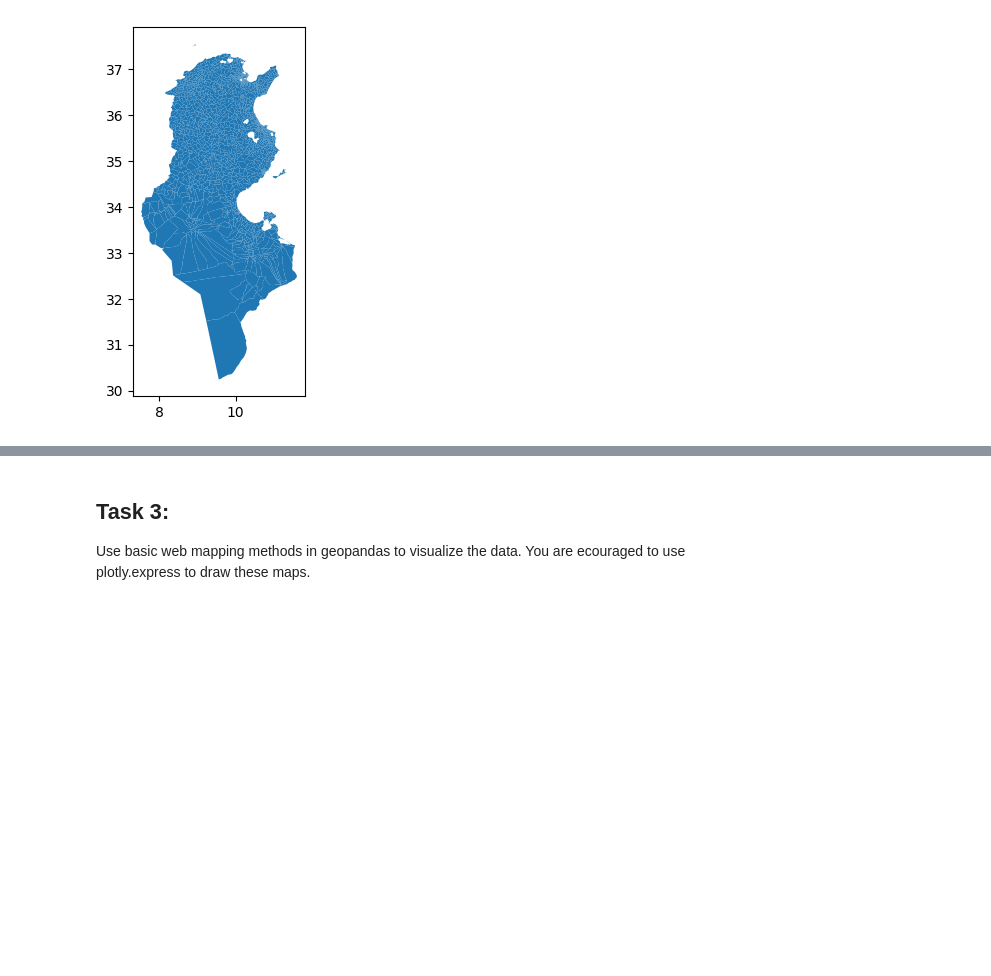
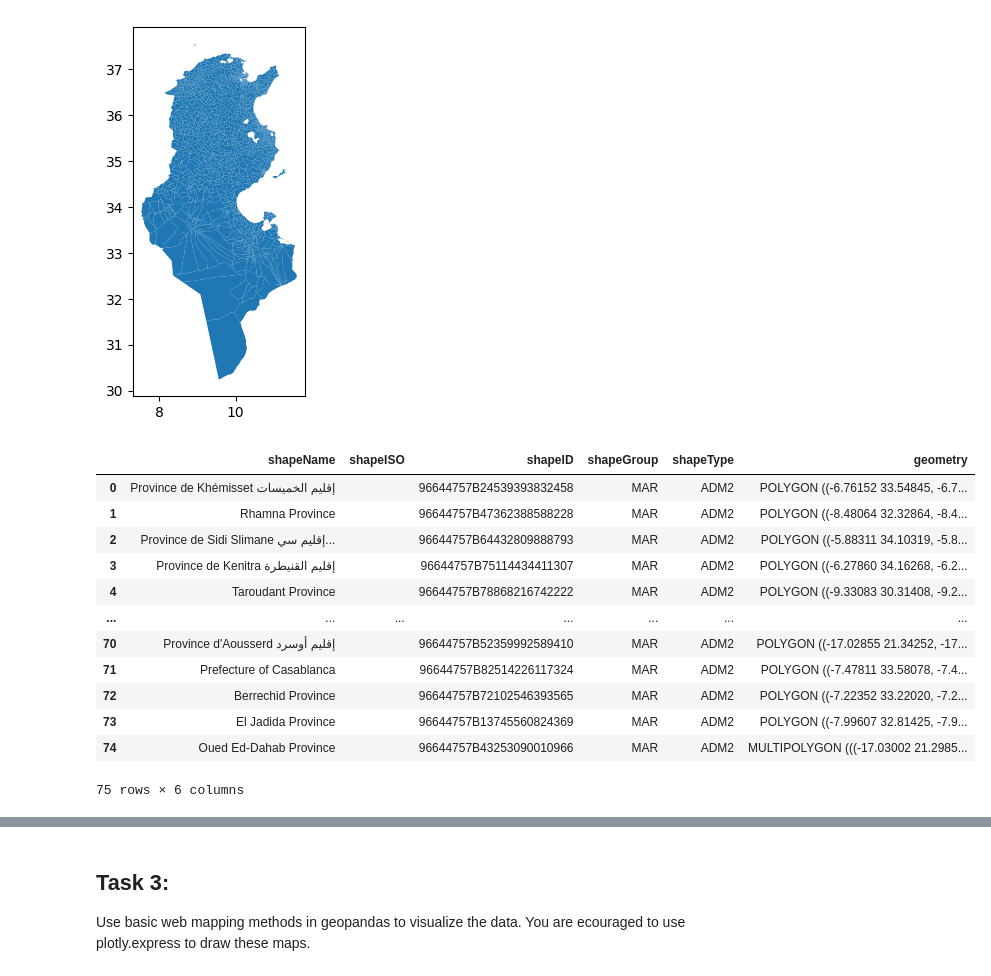
Before and after one commit to radleyciego/geocomputation, a Jupyter notebook: labs/lab_6.ipynb, the cells around one changed output, grey strips where cells are left out. Cells and saved outputs as stored; diff of their text form; code cells hidden in the pictures; blank space fills up the shorter version.

```diff
--- a/labs/lab_6.ipynb
+++ b/labs/lab_6.ipynb
@@ -36,3 +59,20 @@ tunisia.plot()
 # %% [output]
 <AxesSubplot: >
 [figure]
+# %%
+morocco = gpd.read_file('geoBoundaries-MAR-ADM2.geojson')
+morocco
+# %% [output]
+|  | shapeName | shapeISO | shapeID | shapeGroup | shapeType | geometry |
+| 0 | Province de Khémisset إقليم الخميسات |  | 96644757B24539393832458 | MAR | ADM2 | POLYGON ((-6.76152 33.54845, -6.7... |
+| 1 | Rhamna Province |  | 96644757B47362388588228 | MAR | ADM2 | POLYGON ((-8.48064 32.32864, -8.4... |
+| 2 | Province de Sidi Slimane إقليم سي... |  | 96644757B64432809888793 | MAR | ADM2 | POLYGON ((-5.88311 34.10319, -5.8... |
+| 3 | Province de Kenitra إقليم القنيطرة |  | 96644757B75114434411307 | MAR | ADM2 | POLYGON ((-6.27860 34.16268, -6.2... |
+| 4 | Taroudant Province |  | 96644757B78868216742222 | MAR | ADM2 | POLYGON ((-9.33083 30.31408, -9.2... |
+| ... | ... | ... | ... | ... | ... | ... |
+| 70 | Province d'Aousserd إقليم أوسرد |  | 96644757B52359992589410 | MAR | ADM2 | POLYGON ((-17.02855 21.34252, -17... |
+| 71 | Prefecture of Casablanca |  | 96644757B82514226117324 | MAR | ADM2 | POLYGON ((-7.47811 33.58078, -7.4... |
+| 72 | Berrechid Province |  | 96644757B72102546393565 | MAR | ADM2 | POLYGON ((-7.22352 33.22020, -7.2... |
+| 73 | El Jadida Province |  | 96644757B13745560824369 | MAR | ADM2 | POLYGON ((-7.99607 32.81425, -7.9... |
+| 74 | Oued Ed-Dahab Province |  | 96644757B43253090010966 | MAR | ADM2 | MULTIPOLYGON (((-17.03002 21.2985... |
+75 rows × 6 columns
```
Also changed, not shown: parts of 11 cells of this notebook.
